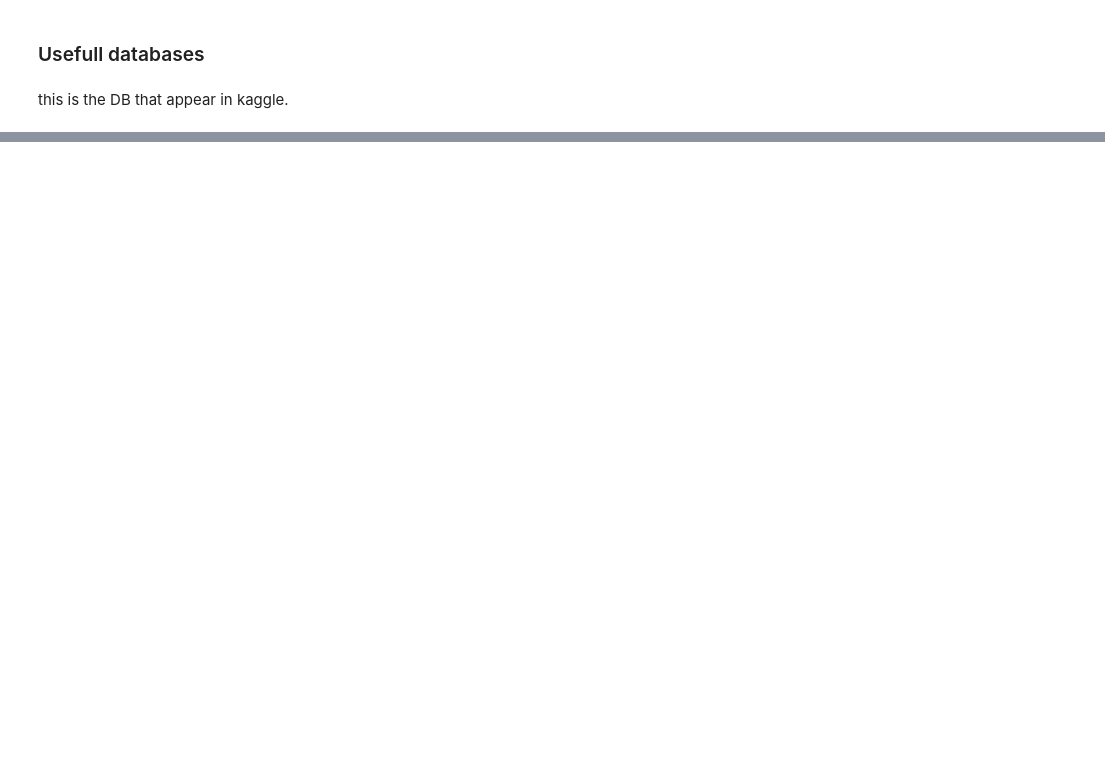
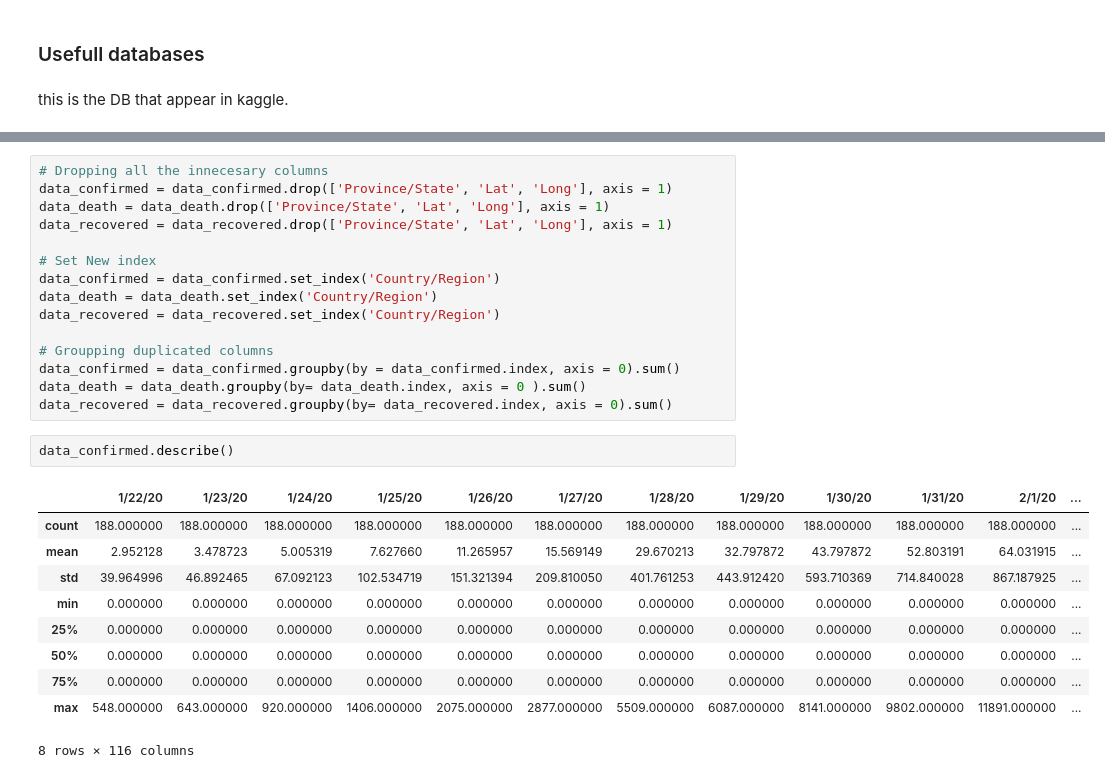
Before and after one commit to rechavar/pyCovid_TechLabsProj, a Jupyter notebook: TechLabs__finalProject.ipynb, the cells around one changed output, grey strips where cells are left out. Saved outputs shown, nothing was run; the diff lists cells and outputs as text; blank space fills up the shorter version.

```diff
--- a/TechLabs__finalProject.ipynb
+++ b/TechLabs__finalProject.ipynb
@@ -36,0 +179,28 @@ data.head(10)
+# %%
+# Dropping all the innecesary columns
+data_confirmed = data_confirmed.drop(['Province/State', 'Lat', 'Long'], axis = 1)
+data_death = data_death.drop(['Province/State', 'Lat', 'Long'], axis = 1)
+data_recovered = data_recovered.drop(['Province/State', 'Lat', 'Long'], axis = 1)
+
+# Set New index
+data_confirmed = data_confirmed.set_index('Country/Region')
+data_death = data_death.set_index('Country/Region')
+data_recovered = data_recovered.set_index('Country/Region')
+
+# Groupping duplicated columns
+data_confirmed = data_confirmed.groupby(by = data_confirmed.index, axis = 0).sum()
+data_death = data_death.groupby(by= data_death.index, axis = 0 ).sum()
+data_recovered = data_recovered.groupby(by= data_recovered.index, axis = 0).sum()
+# %%
+data_confirmed.describe()
+# %% [output]
+|  | 1/22/20 | 1/23/20 | 1/24/20 | 1/25/20 | 1/26/20 | 1/27/20 | 1/28/20 | 1/29/20 | 1/30/20 | 1/31/20 | 2/1/20 | ... |
+| count | 188.000000 | 188.000000 | 188.000000 | 188.000000 | 188.000000 | 188.000000 | 188.000000 | 188.000000 | 188.000000 | 188.000000 | 188.000000 | ... |
+| mean | 2.952128 | 3.478723 | 5.005319 | 7.627660 | 11.265957 | 15.569149 | 29.670213 | 32.797872 | 43.797872 | 52.803191 | 64.031915 | ... |
+| std | 39.964996 | 46.892465 | 67.092123 | 102.534719 | 151.321394 | 209.810050 | 401.761253 | 443.912420 | 593.710369 | 714.840028 | 867.187925 | ... |
+| min | 0.000000 | 0.000000 | 0.000000 | 0.000000 | 0.000000 | 0.000000 | 0.000000 | 0.000000 | 0.000000 | 0.000000 | 0.000000 | ... |
+| 25% | 0.000000 | 0.000000 | 0.000000 | 0.000000 | 0.000000 | 0.000000 | 0.000000 | 0.000000 | 0.000000 | 0.000000 | 0.000000 | ... |
+| 50% | 0.000000 | 0.000000 | 0.000000 | 0.000000 | 0.000000 | 0.000000 | 0.000000 | 0.000000 | 0.000000 | 0.000000 | 0.000000 | ... |
+| 75% | 0.000000 | 0.000000 | 0.000000 | 0.000000 | 0.000000 | 0.000000 | 0.000000 | 0.000000 | 0.000000 | 0.000000 | 0.000000 | ... |
+| max | 548.000000 | 643.000000 | 920.000000 | 1406.000000 | 2075.000000 | 2877.000000 | 5509.000000 | 6087.000000 | 8141.000000 | 9802.000000 | 11891.000000 | ... |
+8 rows × 116 columns
```
Also changed, not shown: parts of 28 cells of this notebook.
